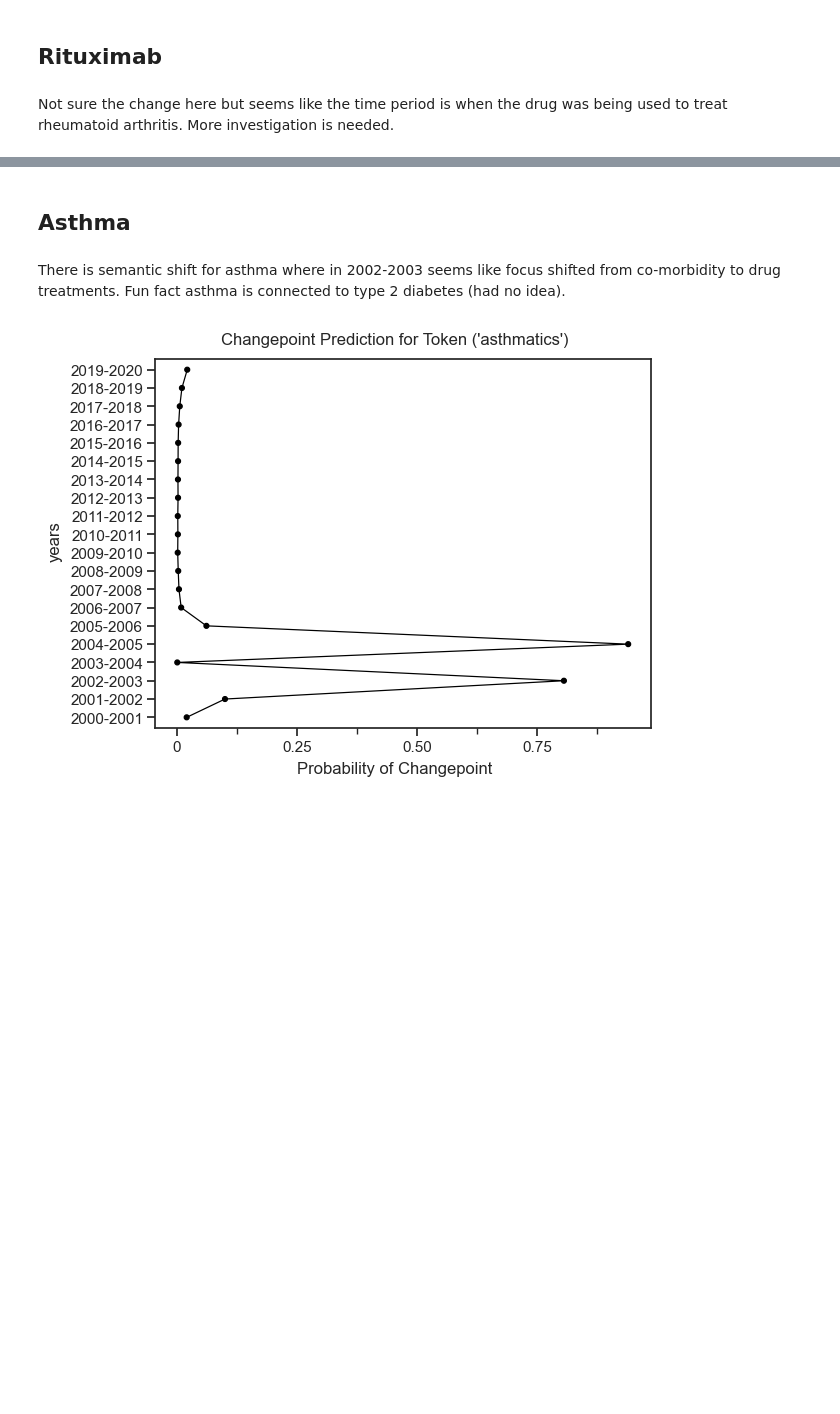
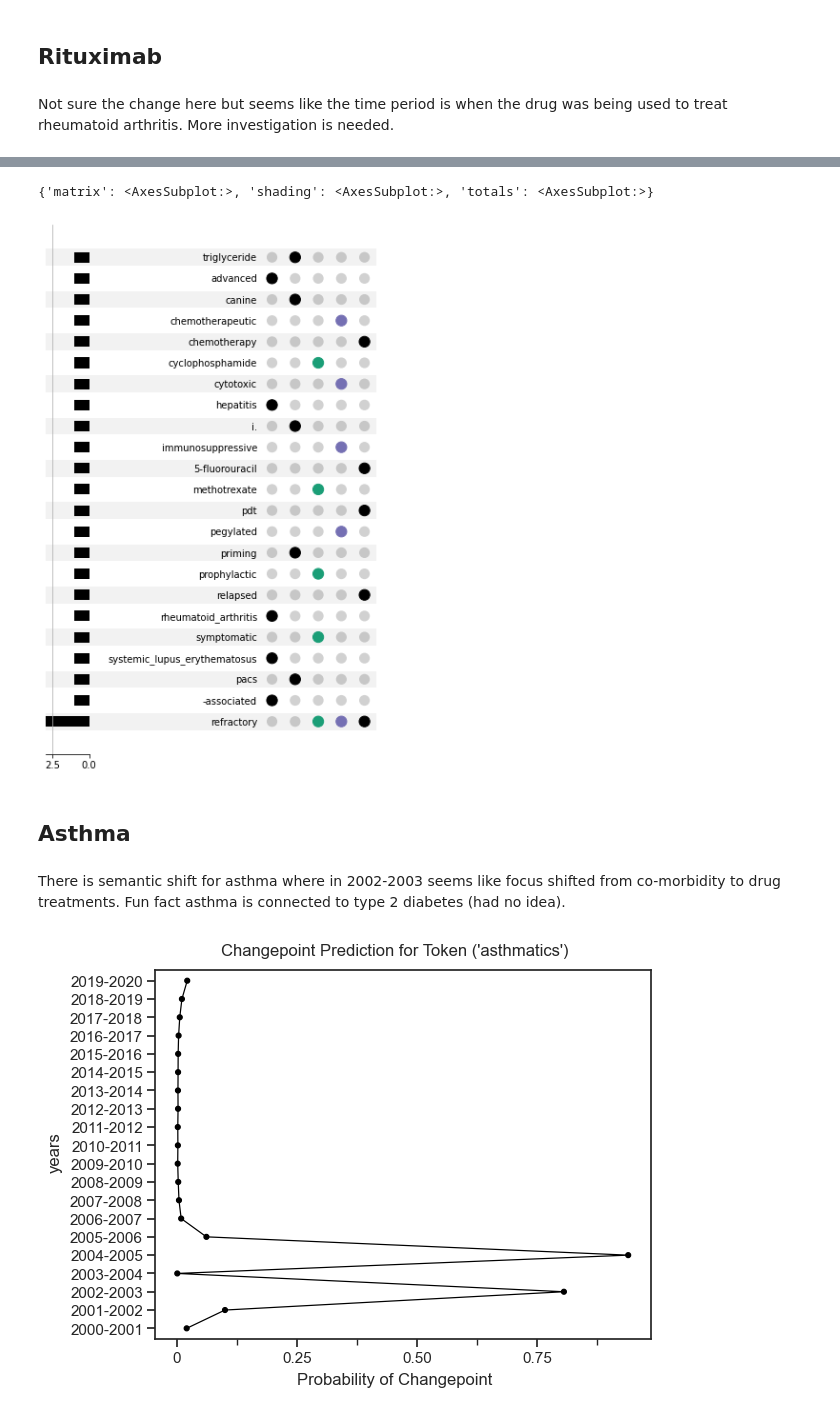
Before and after one commit to greenelab/biovectors, a Jupyter notebook: bayesian_changepoint_detection_experiment/02_changepoint_exploration_experiment.ipynb, the cells around one changed output, grey strips where cells are left out. Saved outputs shown, nothing was run; the diff lists cells and outputs as text; code cells hidden in the pictures; blank space fills up the shorter version.

```diff
--- a/bayesian_changepoint_detection_experiment/02_changepoint_exploration_experiment.ipynb
+++ b/bayesian_changepoint_detection_experiment/02_changepoint_exploration_experiment.ipynb
@@ -218,7 +151,7 @@ Not sure the change here but seems like the time period is when the drug was bei
 # %%
-examine_words_at_timepoint_range(
+token_map = examine_words_at_timepoint_range(
     word_model_cutoff_map,
-    [2000, 2001, 2002, 2003, 2004, 2005, 2006, 2007],
+    [2003, 2004, 2005, 2006, 2007],
     tok="rituximab",
-    topn=20,
+    topn=5,
 )
@@ -353,3 +158,18 @@ examine_words_at_timepoint_range(
+# %%
+tokens = from_memberships(token_map.values())
+upset = UpSet(
+    tokens,
+    with_lines=False,
+    show_counts=False,
+    sort_by="cardinality",
+    intersection_plot_elements=0,
+)
+upset.style_subsets(present="methotrexate", facecolor="#1b9e77")
+upset.style_subsets(present="chemotherapeutic", facecolor="#7570b3")
+UpSet.plot(upset)
+# %% [output]
+{'matrix': <AxesSubplot:>, 'shading': <AxesSubplot:>, 'totals': <AxesSubplot:>}
+[figure, added]
 # %% [markdown]
 ## Asthma
 # %% [markdown]
```
Also changed, not shown: parts of 18 cells of this notebook, 1 other file.
